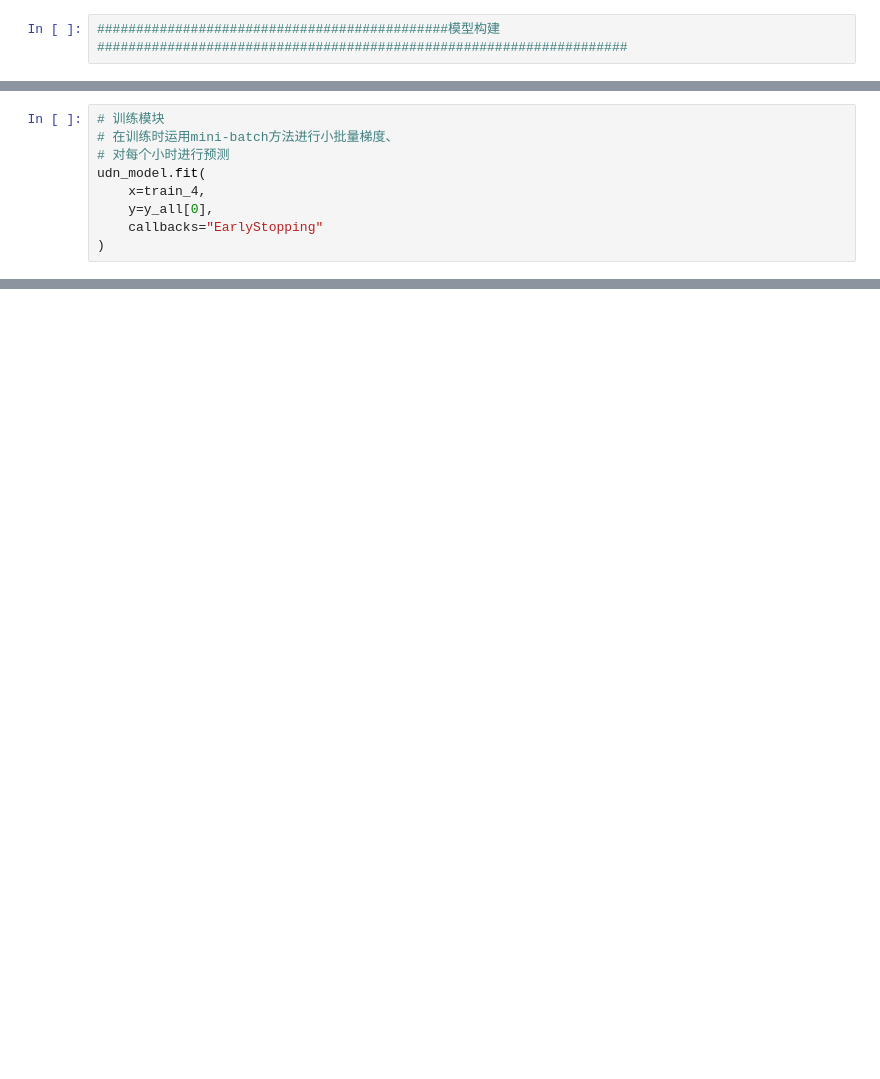
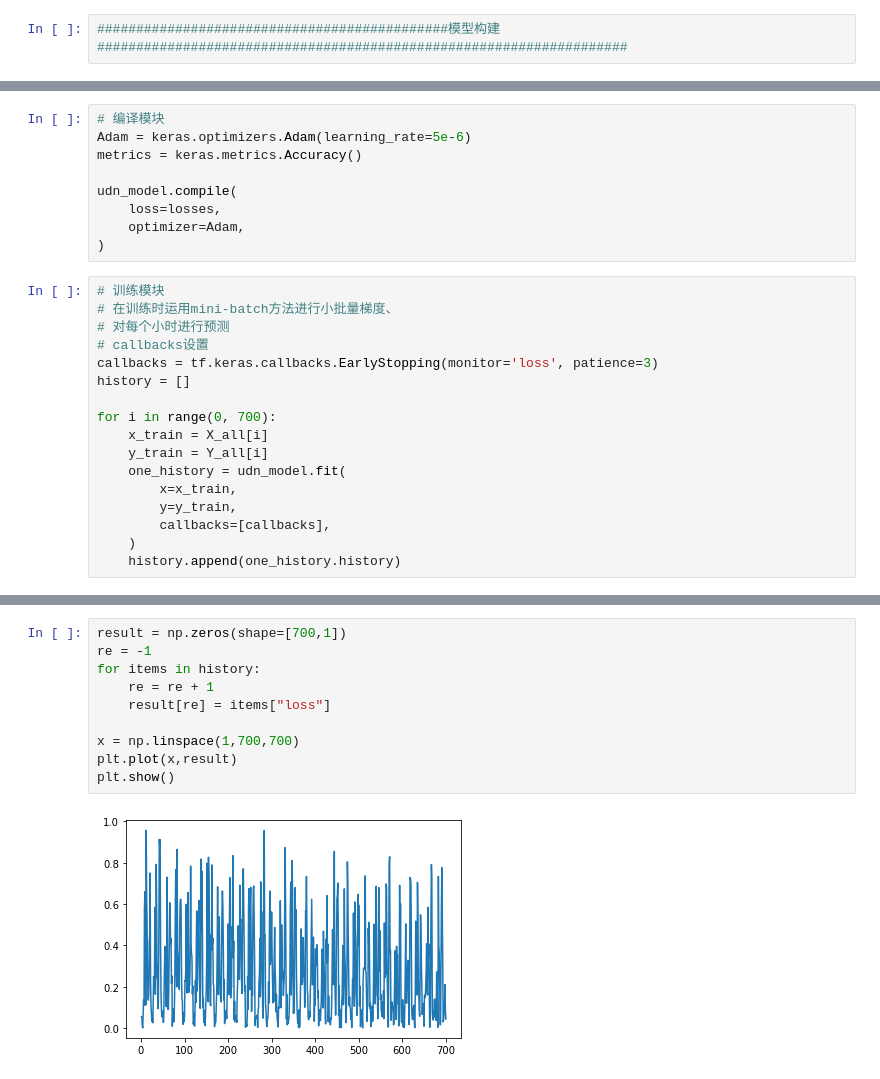
Before and after one commit to unknowzsj/Machine-Learning, a Jupyter notebook: final_cnn/final.ipynb, the cells around one changed output, grey strips where cells are left out. Saved outputs shown, nothing was run; the diff lists cells and outputs as text; blank space fills up the shorter version.

```diff
--- a/final_cnn/final.ipynb
+++ b/final_cnn/final.ipynb
@@ -212,9 +190,0 @@ print(y.shape)
-# %%
-# 训练模块
-# 在训练时运用mini-batch方法进行小批量梯度、
-# 对每个小时进行预测
-udn_model.fit(
-    x=train_4,
-    y=y_all[0],
-    callbacks="EarlyStopping"
-)
@@ -225,0 +191,26 @@ udn_model.evaluate(
+# %%
+# 编译模块
+Adam = keras.optimizers.Adam(learning_rate=5e-6)
+metrics = keras.metrics.Accuracy()
+
+udn_model.compile(
+    loss=losses,
+    optimizer=Adam,
+)
+# %%
+# 训练模块
+# 在训练时运用mini-batch方法进行小批量梯度、
+# 对每个小时进行预测
+# callbacks设置
+callbacks = tf.keras.callbacks.EarlyStopping(monitor='loss', patience=3)
+history = []
+
+for i in range(0, 700):
+    x_train = X_all[i]
+    y_train = Y_all[i]
+    one_history = udn_model.fit(
+        x=x_train,
+        y=y_train,
+        callbacks=[callbacks],
+    )
+    history.append(one_history.history)
@@ -225,0 +235,12 @@ udn_model.evaluate(
+# %%
+result = np.zeros(shape=[700,1])
+re = -1
+for items in history:
+    re = re + 1
+    result[re] = items["loss"]
+
+x = np.linspace(1,700,700)
+plt.plot(x,result)
+plt.show()
+# %% [output]
+[figure, added]
```
Also changed, not shown: parts of 22 cells of this notebook, 1 other file.
